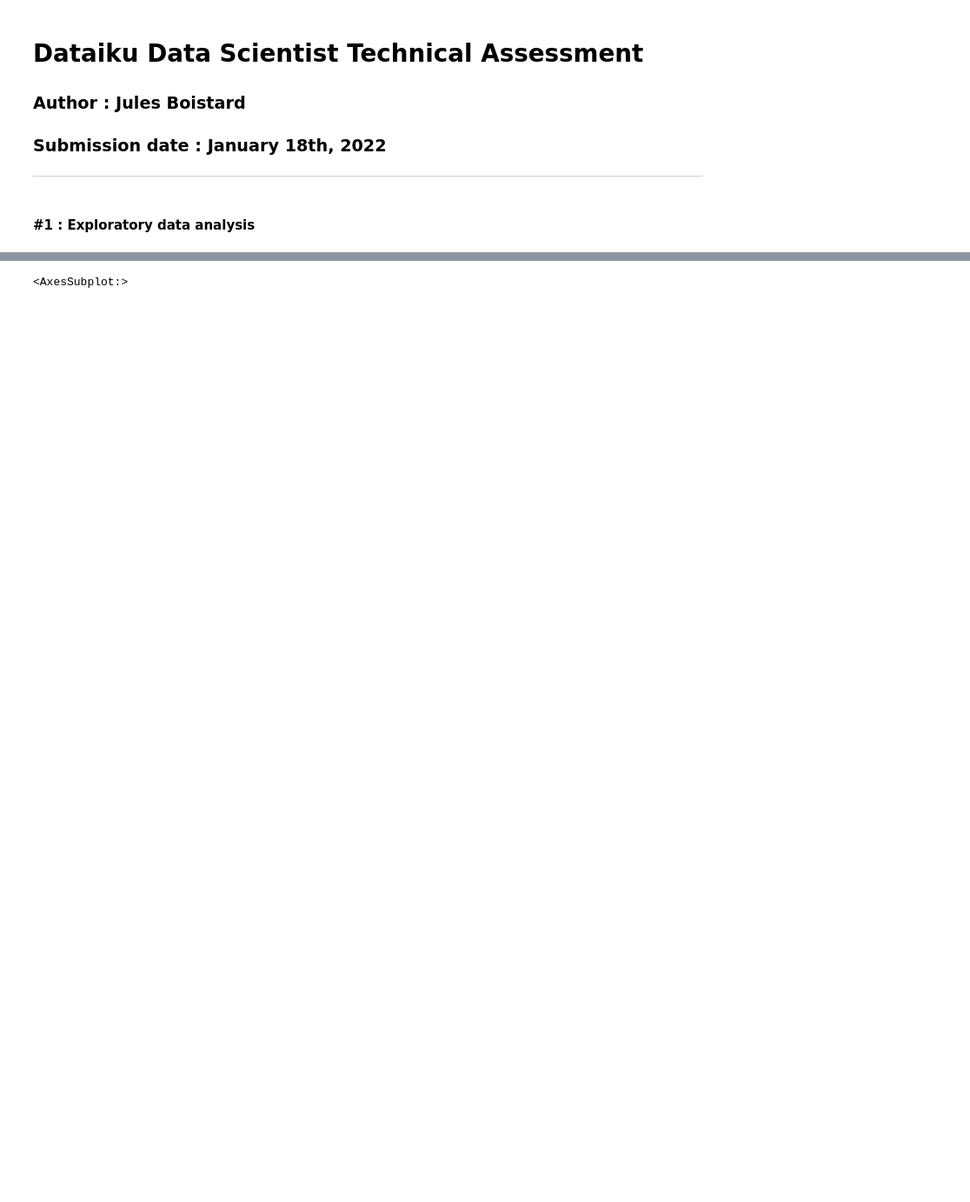
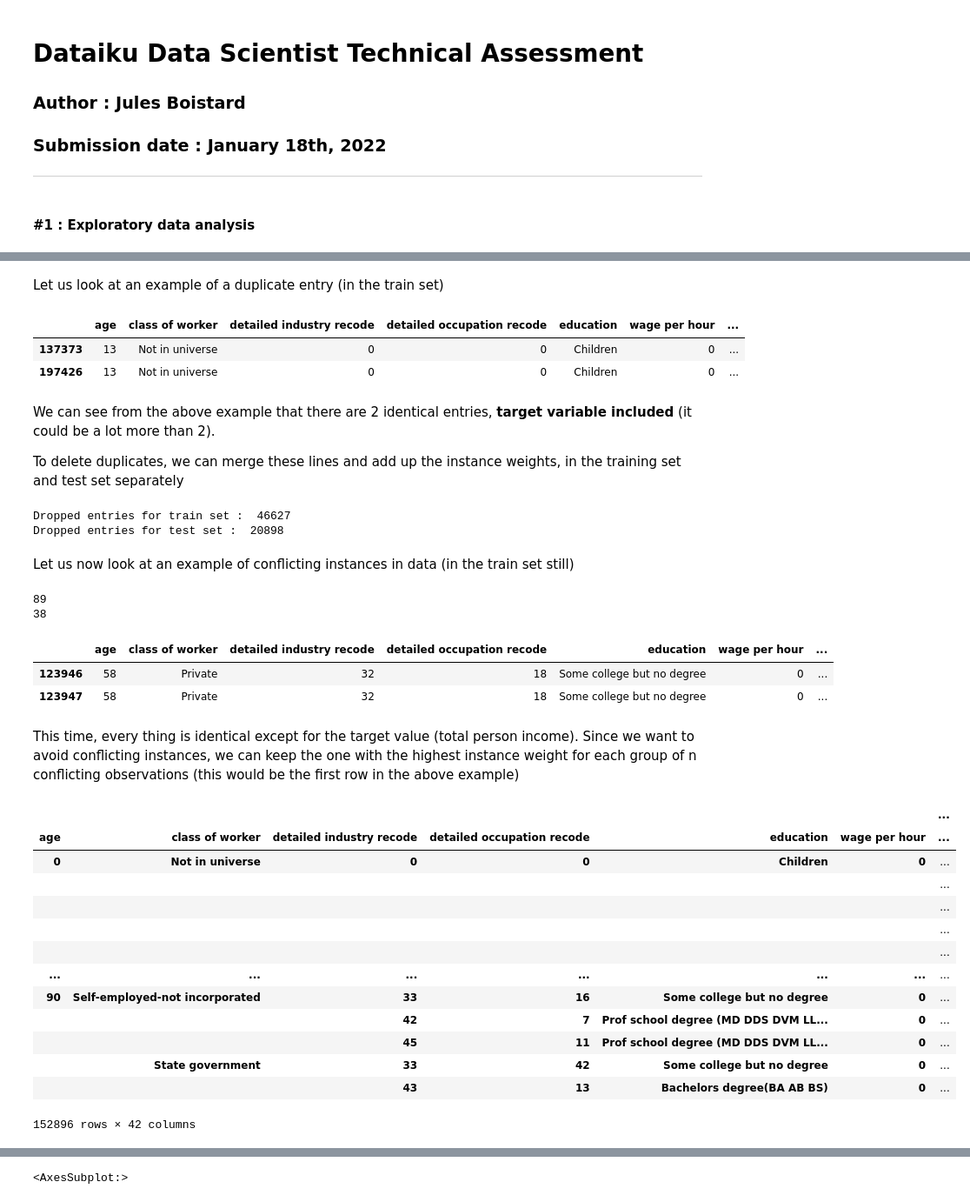
Before and after one commit to jboistard/dataiku_assessment, a Jupyter notebook: 1_EDA.ipynb, the cells around one changed output, grey strips where cells are left out. Shown at 87% size. Saved outputs shown, nothing was run; the diff lists cells and outputs as text; code cells hidden in the pictures; blank space fills up the shorter version.

Commit message:
treating duplictates and conflicts

```diff
--- a/1_EDA.ipynb
+++ b/1_EDA.ipynb
@@ -28,0 +69,76 @@ test["instance weight"] = pd.read_csv("data/census_income_test.csv", header=None
+# %% [markdown]
+Let us look at an example of a duplicate entry (in the train set)
+# %%
+pd.set_option('display.max_columns', 50)
+
+random_duplicate_idx = duplicates_train[duplicates_train].sample(random_state=5).index
+ref_entry = train.iloc[random_duplicate_idx]
+df_sample = train.copy()
+for col in train.drop(["instance weight"], axis=1).columns:
+    ref_value = ref_entry[col].iloc[0]
+    if not pd.isnull(ref_value):
+        df_sample = df_sample[df_sample[col] == ref_value]
+df_sample
+# %% [output]
+|  | age | class of worker | detailed industry recode | detailed occupation recode | education | wage per hour | ... |
+| 137373 | 13 | Not in universe | 0 | 0 | Children | 0 | ... |
+| 197426 | 13 | Not in universe | 0 | 0 | Children | 0 | ... |
+# %% [markdown]
+We can see from the above example that there are 2 identical entries, **target variable included** (it could be a lot more than 2).
+
+To delete duplicates, we can merge these lines and add up the instance weights, in the training set and test set separately
+# %%
+train_without_duplicates = train.groupby([col for col in train.drop(["instance weight"], axis=1).columns],dropna=False)["instance weight"].sum().reset_index()
+test_without_duplicates = test.groupby([col for col in test.drop(["instance weight"], axis=1).columns],dropna=False)["instance weight"].sum().reset_index()
+
+# Quick verification that we have exactly the initial number of entries minus the previously identified number of duplicates in each set
+print("Dropped entries for train set : ", len(train) - len(train_without_duplicates))
+print("Dropped entries for test set : ", len(test) - len(test_without_duplicates))
+# %% [output]
+Dropped entries for train set :  46627
+Dropped entries for test set :  20898
+# %% [markdown]
+Let us now look at an example of conflicting instances in data (in the train set still)
+# %%
+# Since indexes have been reset in the previous operation, we need to re-compute the indexes of conflicting instances
+conflicts_train = train_without_duplicates.drop(["instance weight", "total person income"], axis=1).duplicated()
+conflicts_test = test_without_duplicates.drop(["instance weight", "total person income"], axis=1).duplicated()
+
+print(conflicts_train.sum())
+print(conflicts_test.sum())
+# %% [output]
+89
+38
+# %%
+random_conflict_idx = conflicts_train[conflicts_train].sample(random_state=5).index
+ref_entry = train_without_duplicates.iloc[random_conflict_idx]
+df_sample = train_without_duplicates.copy()
+for col in train_without_duplicates.drop(["instance weight", "total person income"], axis=1).columns:
+    ref_value = ref_entry[col].iloc[0]
+    if not pd.isnull(ref_value):
+        df_sample = df_sample[df_sample[col] == ref_value]
+df_sample
+# %% [output]
+|  | age | class of worker | detailed industry recode | detailed occupation recode | education | wage per hour | ... |
+| 123946 | 58 | Private | 32 | 18 | Some college but no degree | 0 | ... |
+| 123947 | 58 | Private | 32 | 18 | Some college but no degree | 0 | ... |
+# %% [markdown]
+This time, every thing is identical except for the target value (total person income). Since we want to avoid conflicting instances, we can keep the one with the highest instance weight for each group of n conflicting observations (this would be the first row in the above example)
+# %%
+train_without_dc = train_without_duplicates.groupby([col for col in train.drop(["instance weight"], axis=1).columns], dropna=False, group_keys=False).apply(lambda x: x.loc[x["instance weight"].idxmax()]).reset_index()
+test_wuthout_dc = test_without_duplicates.groupby([col for col in test.drop(["instance weight"], axis=1).columns], dropna=False, group_keys=False).apply(lambda x: x.loc[x["instance weight"].idxmax()]).reset_index()
+# %% [output]
+|  |  |  |  |  |  | ... |
+| age | class of worker | detailed industry recode | detailed occupation recode | education | wage per hour | ... |
+| 0 | Not in universe | 0 | 0 | Children | 0 | ... |
+|  |  |  |  |  |  | ... |
+|  |  |  |  |  |  | ... |
+|  |  |  |  |  |  | ... |
+|  |  |  |  |  |  | ... |
+| ... | ... | ... | ... | ... | ... | ... |
+| 90 | Self-employed-not incorporated | 33 | 16 | Some college but no degree | 0 | ... |
+|  |  | 42 | 7 | Prof school degree (MD DDS DVM LL... | 0 | ... |
+|  |  | 45 | 11 | Prof school degree (MD DDS DVM LL... | 0 | ... |
+|  | State government | 33 | 42 | Some college but no degree | 0 | ... |
+|  |  | 43 | 13 | Bachelors degree(BA AB BS) | 0 | ... |
+152896 rows × 42 columns
```
Also changed, not shown: parts of 10 cells of this notebook, 1 other file.
